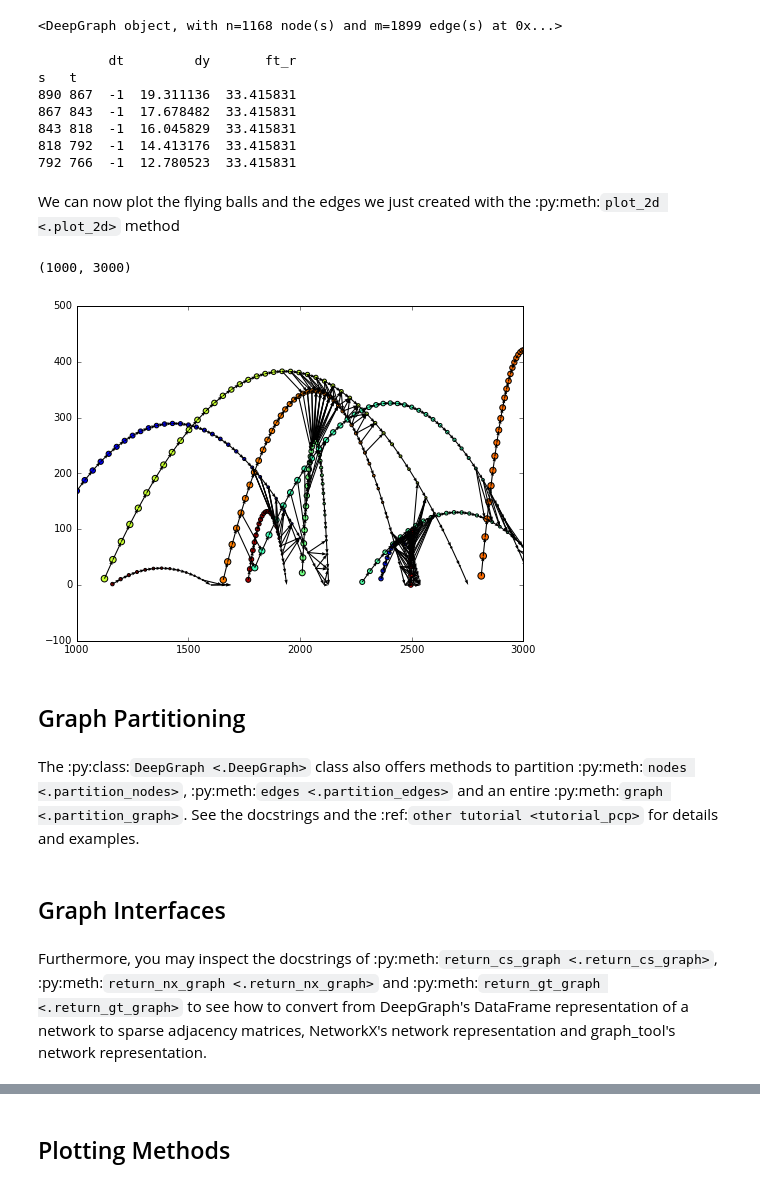
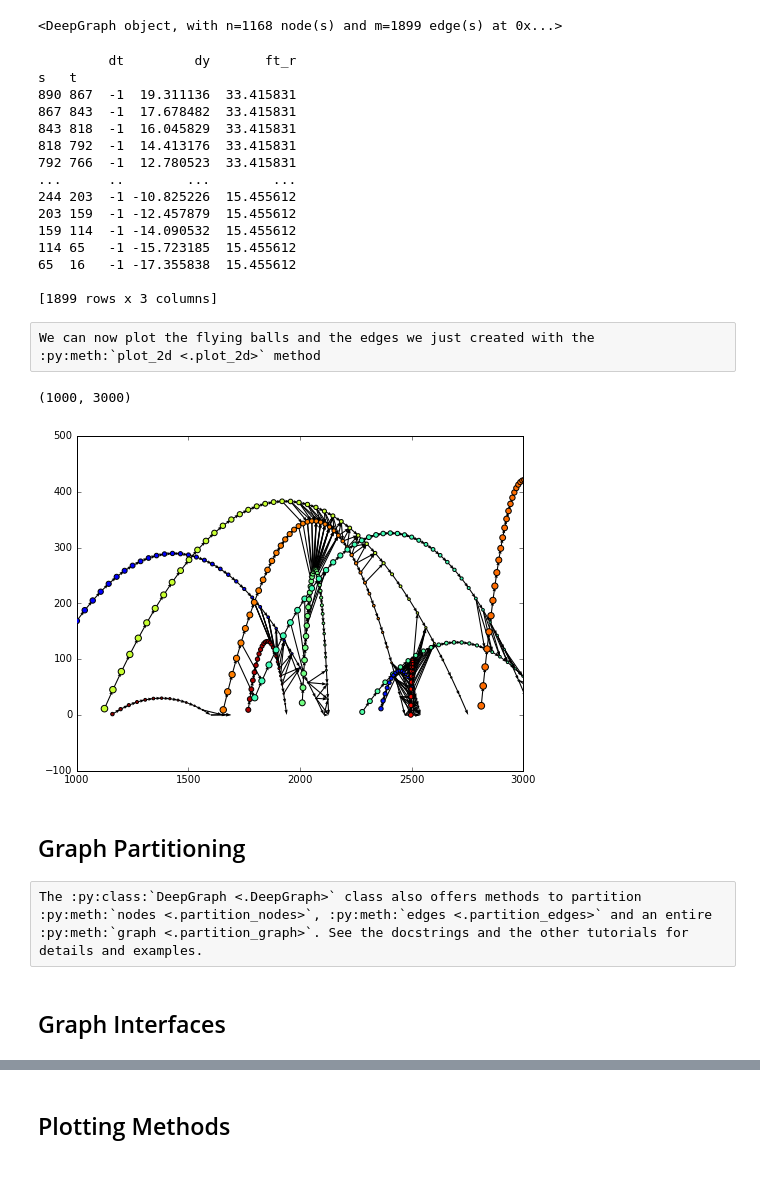
Before and after one commit to deepgraph/deepgraph, a Jupyter notebook: doc/source/tutorials/10min_to_deepgraph.ipynb, the cells around one changed output, grey strips where cells are left out. Drawn from its saved outputs; the diff is of its cells as text; code cells hidden in the pictures.

Commit message:
update 10min_to_deepgraph tutorial.

```diff
--- a/doc/source/tutorials/10min_to_deepgraph.ipynb
+++ b/doc/source/tutorials/10min_to_deepgraph.ipynb
@@ -24,4 +28,4 @@ Then, we need data in the form of a pandas `DataFrame <http://pandas.pydata.org/
 # %%
-v = pd.read_pickle('flying_balls.pickle')
-print(v.head())
+v = pd.read_csv('flying_balls.csv', index_col=0)
+print(v)
 # %% [output]
@@ -156,7 +178,7 @@ g
 # %% [output]
 <DeepGraph object, with n=1168 node(s) and m=1899 edge(s) at 0x...>
 # %%
-print(g.e.head())
+print(g.e)
 # %% [output]
          dt         dy       ft_r
 s   t
@@ -165,19 +187,26 @@ s   t
 843 818  -1  16.045829  33.415831
 818 792  -1  14.413176  33.415831
 792 766  -1  12.780523  33.415831
+...      ..        ...        ...
+244 203  -1 -10.825226  15.455612
+203 159  -1 -12.457879  15.455612
+159 114  -1 -14.090532  15.455612
+114 65   -1 -15.723185  15.455612
+65  16   -1 -17.355838  15.455612
+
+[1899 rows x 3 columns]
-# %% [markdown]
-We can now plot the flying balls and the edges we just created with the :py:meth:`plot_2d <.plot_2d>` method
+# %% [raw]
+We can now plot the flying balls and the edges we just created with the :py:meth:`plot_2d <.plot_2d>` method
 # %%
-obj = g.plot_2d('x', 'y', edges=True, kwds_scatter={'c': g.v.ball_id, 's': g.v.time})
+obj = g.plot_2d('x', 'y', edges=True,
+                kwds_scatter={'c': g.v.ball_id, 's': g.v.time})
 obj['ax'].set_xlim(1000,3000)
 # %% [output]
 (1000, 3000)
-[figure, old version]
+[figure, new version]
 # %% [markdown]
 ## Graph Partitioning
-# %% [markdown]
-The :py:class:`DeepGraph <.DeepGraph>` class also offers methods to partition :py:meth:`nodes <.partition_nodes>`, :py:meth:`edges <.partition_edges>` and an entire :py:meth:`graph <.partition_graph>`. See the docstrings and the :ref:`other tutorial <tutorial_pcp>` for details and examples.
+# %% [raw]
+The :py:class:`DeepGraph <.DeepGraph>` class also offers methods to partition :py:meth:`nodes <.partition_nodes>`, :py:meth:`edges <.partition_edges>` and an entire :py:meth:`graph <.partition_graph>`. See the docstrings and the other tutorials for details and examples.
 # %% [markdown]
 ## Graph Interfaces
-# %% [markdown]
-Furthermore, you may inspect the docstrings of :py:meth:`return_cs_graph <.return_cs_graph>`, :py:meth:`return_nx_graph <.return_nx_graph>` and :py:meth:`return_gt_graph <.return_gt_graph>` to see how to convert from DeepGraph's DataFrame representation of a network to sparse adjacency matrices, NetworkX's network representation and graph_tool's network representation.
```
Also changed, not shown: parts of 28 cells of this notebook, 2 other files.
